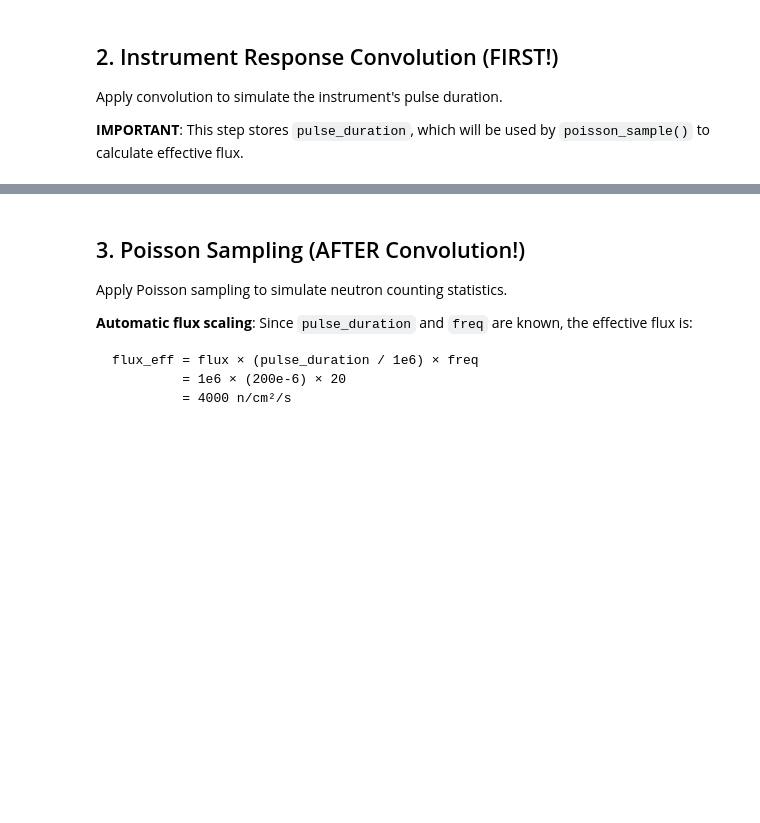
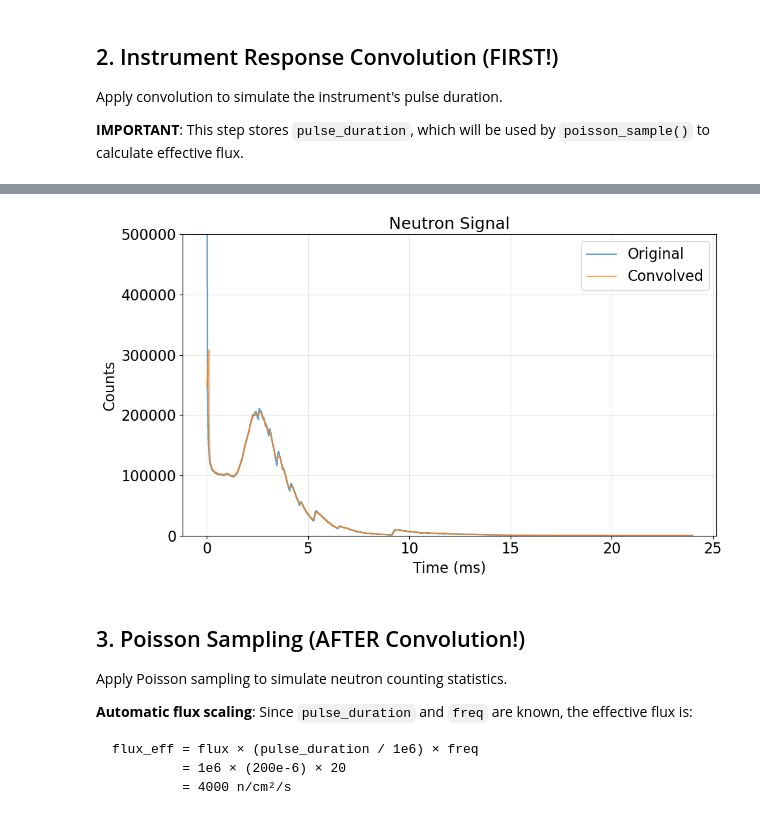
Before and after one commit to TsvikiHirsh/frame_overlap, a Jupyter notebook: notebooks/tutorial_v0.2.ipynb, the cells around one changed output, grey strips where cells are left out. Drawn from its saved outputs; the diff is of its cells as text; code cells hidden in the pictures; blank space fills up the shorter version.

```diff
--- a/notebooks/tutorial_v0.2.ipynb
+++ b/notebooks/tutorial_v0.2.ipynb
@@ -80,7 +90,8 @@ print(f"Data shape: {data.table.shape}")
 # %%
 # Visualize convolved data
-data.plot(show_stages=True, show_errors=False)
-plt.show()
+data.plot(kind="signal",show_stages=True, show_errors=False,ylim=(0,5e5));
+# %% [output]
+[figure, added]
 # %% [markdown]
 ## 3. Poisson Sampling (AFTER Convolution!)
 
```
Also changed, not shown: parts of 17 cells of this notebook, 1 other file.
